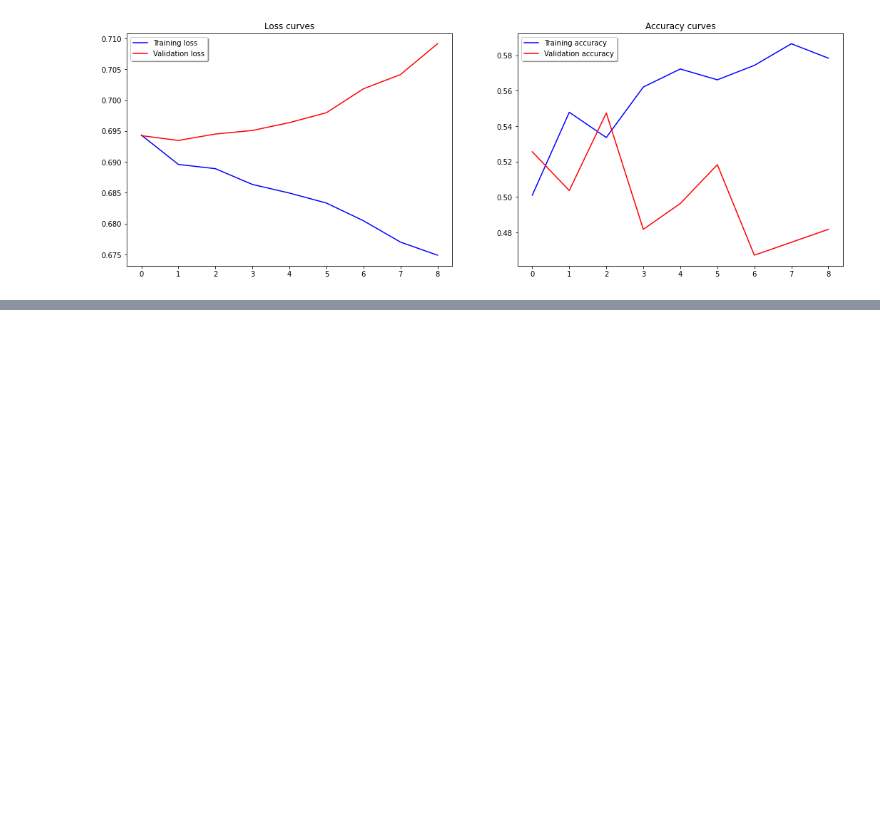
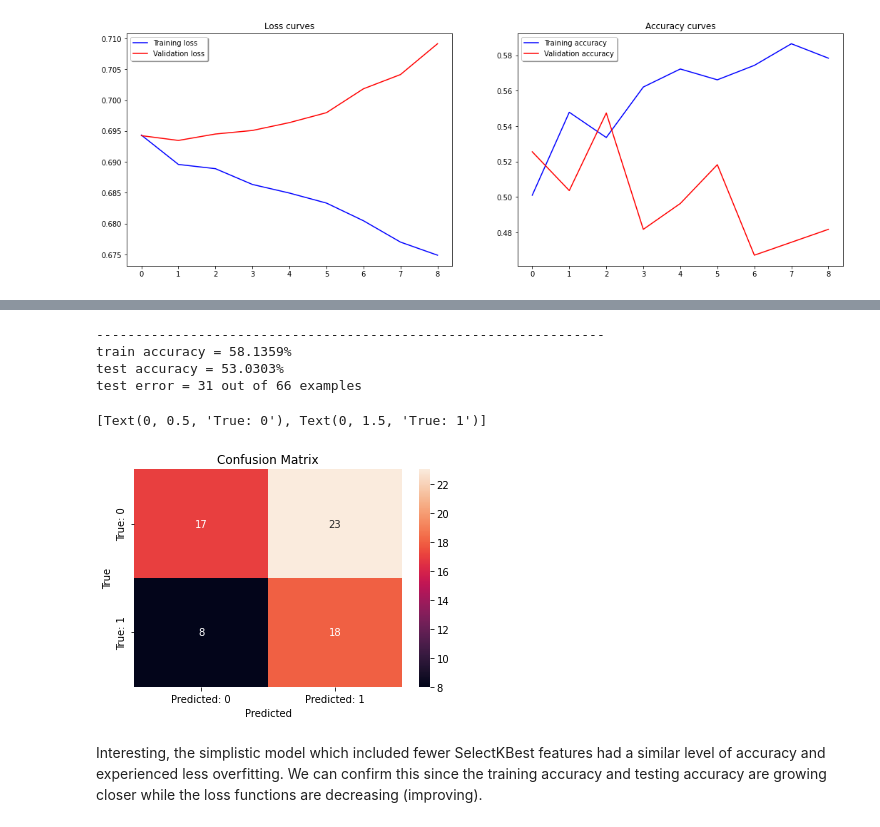
Before and after one commit to fabcabrera/Stock-Predictions, a Jupyter notebook: Fabrizio/Netflix_Stock_Prediction.ipynb, the cells around one changed output, grey strips where cells are left out. Saved outputs shown, nothing was run; the diff lists cells and outputs as text; code cells hidden in the pictures; blank space fills up the shorter version.

```diff
--- a/Fabrizio/Netflix_Stock_Prediction.ipynb
+++ b/Fabrizio/Netflix_Stock_Prediction.ipynb
@@ -598,0 +826,16 @@ CNN inital model accuracy: 54.55%
+# %%
+feats, pcs = kbest_creator(26)
+
+pca_kb = PCA(n_components = pcs)
+X_train_kb = pd.DataFrame(pca_kb.fit_transform(X_train[feats]))
+X_val_kb = pd.DataFrame(pca_kb.fit_transform(X_val[feats]))
+X_test_kb = pd.DataFrame(pca_kb.fit_transform(X_test[feats]))
+
+# Apply window formatting, in this case 5 periods
+X_train_1, train_5w = df_to_X_y2(X_train_kb,y_train)
+X_val_1, val_5w = df_to_X_y2(X_val_kb, y_val)
+X_test_1, test_5w = df_to_X_y2(X_test_kb,y_test)
+
+print(X_train_1.shape, train_5w.shape)
+print(X_val_1.shape, val_5w.shape)
+print(X_test_1.shape, test_5w.shape)
@@ -598,0 +994,6 @@ CNN inital model accuracy: 54.55%
+# %%
+model.compile(loss='binary_crossentropy',
+              metrics=['accuracy'],
+              optimizer="adam")
+
+print(model.summary())
@@ -598,0 +1018,4 @@ CNN inital model accuracy: 54.55%
+# %%
+history = model.fit(X_train_1, train_5w,
+                    epochs=100,
+                    validation_data=(X_val_1, val_5w))
@@ -598,0 +1040,36 @@ CNN inital model accuracy: 54.55%
+# %%
+train_loss, train_acc = model.evaluate(X_train_1, train_5w,
+                                       batch_size=M_TRAIN, verbose=0)
+test_loss, test_acc = model.evaluate(X_test_1, test_5w,
+                                     batch_size=M_TEST, verbose=0)
+print('-'*65)
+print(f'train accuracy = {round(train_acc * 100, 4)}%')
+print(f'test accuracy = {round(test_acc * 100, 4)}%')
+print(f'test error = {round((1 - test_acc) * M_TEST)} out of {M_TEST} examples')
+# %% [output]
+-----------------------------------------------------------------
+train accuracy = 58.1359%
+test accuracy = 53.0303%
+test error = 31 out of 66 examples
+# %%
+# Display confusion matrix results
+from sklearn.metrics import confusion_matrix
+
+ax = plt.subplot()
+predicted = model.predict(X_test_1)
+predicted = (predicted > 0.5)
+
+confusion = confusion_matrix(test_5w, predicted)
+
+sns.heatmap(confusion, annot=True, ax=ax)
+
+ax.set_xlabel('Predicted')
+ax.set_ylabel('True')
+ax.set_title('Confusion Matrix')
+ax.xaxis.set_ticklabels(["Predicted: 0", "Predicted: 1"])
+ax.yaxis.set_ticklabels(["True: 0", "True: 1"])
+# %% [output]
+[Text(0, 0.5, 'True: 0'), Text(0, 1.5, 'True: 1')]
+[figure, added]
+# %% [markdown]
+Interesting, the simplistic model which included fewer SelectKBest features had a similar level of accuracy and experienced less overfitting. We can confirm this since the training accuracy and testing accuracy are growing closer while the loss functions are decreasing (improving).
```
Also changed, not shown: parts of 26 cells of this notebook.
